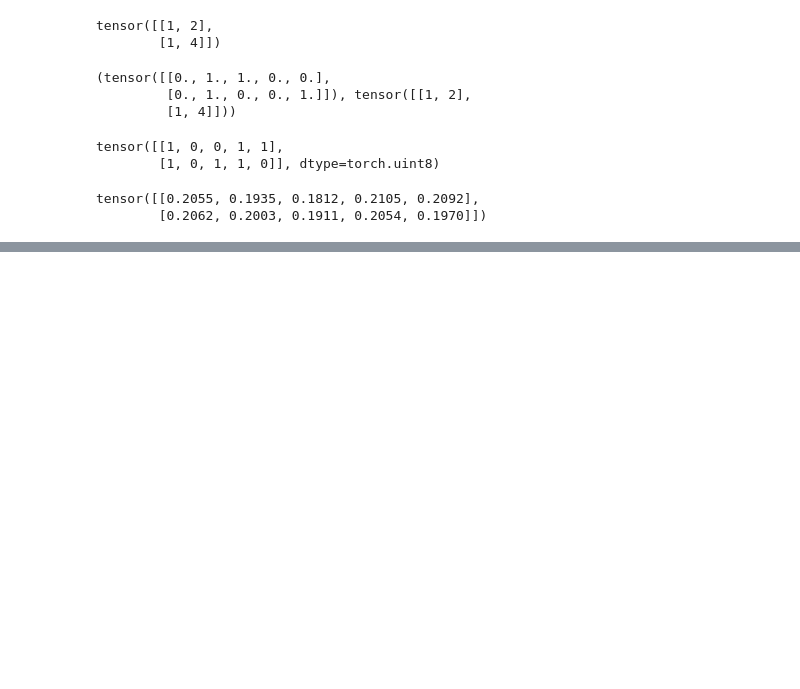
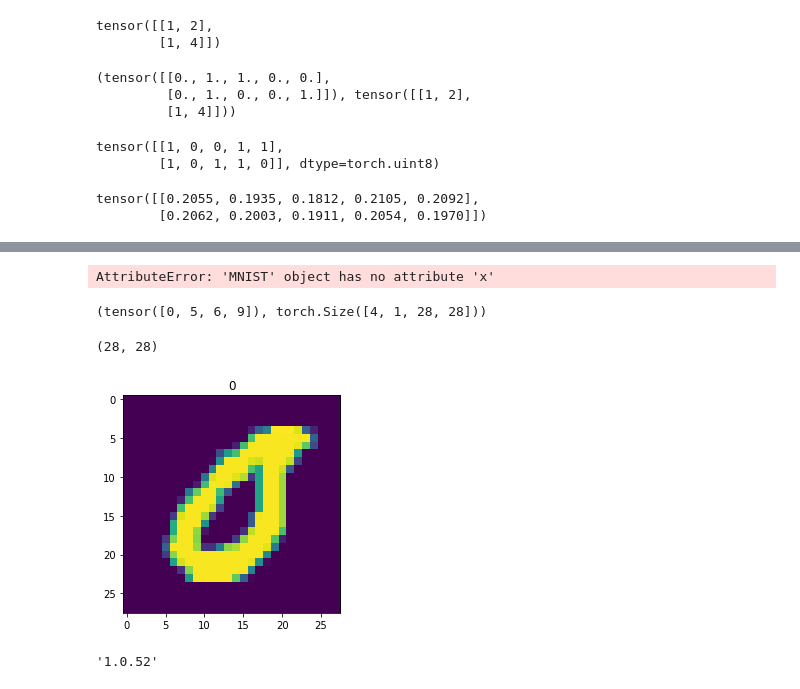
Before and after one commit to gebob19/Dropout-Attention, a Jupyter notebook: torch_workstation.ipynb, the cells around one changed output, grey strips where cells are left out. Cells and saved outputs as stored; diff of their text form; code cells hidden in the pictures; blank space fills up the shorter version.

```diff
--- a/torch_workstation.ipynb
+++ b/torch_workstation.ipynb
@@ -986,0 +994,3 @@ torch.ones_like
+# %%
+trainset = dset(root='./data', train=True, download=False, transform=transform)
+testset = dset(root='./data', train=False, download=False)
@@ -986,0 +1008,18 @@ torch.ones_like
+# %%
+trainloader = torch.utils.data.DataLoader(trainset, batch_size=4,
+                                          shuffle=True, num_workers=0)
+testloader = torch.utils.data.DataLoader(testset, batch_size=4,
+                                         shuffle=False, num_workers=0)
+# %%
+from fastai.vision import *
+idb = ImageDataBunch(trainloader, trainloader)
+idb.show_batch()
+# %% [output]
+AttributeError: 'MNIST' object has no attribute 'x'
+# %%
+dataiter = iter(trainloader)
+img, label = dataiter.next()
+# %%
+label, img.shape
+# %% [output]
+(tensor([0, 5, 6, 9]), torch.Size([4, 1, 28, 28]))
@@ -986,0 +1028,11 @@ torch.ones_like
+# %%
+npimg = img.numpy()[0].transpose(1, 2, 0).squeeze()
+npimg.shape
+# %% [output]
+(28, 28)
+# %%
+plt.imshow(npimg)
+plt.title(label[0].numpy())
+plt.show()
+# %% [output]
+[figure, added]
@@ -986,0 +1044,4 @@ torch.ones_like
+# %%
+fastai.__version__
+# %% [output]
+'1.0.52'
```
Also changed, not shown: parts of 21 cells of this notebook, 1 other file.
